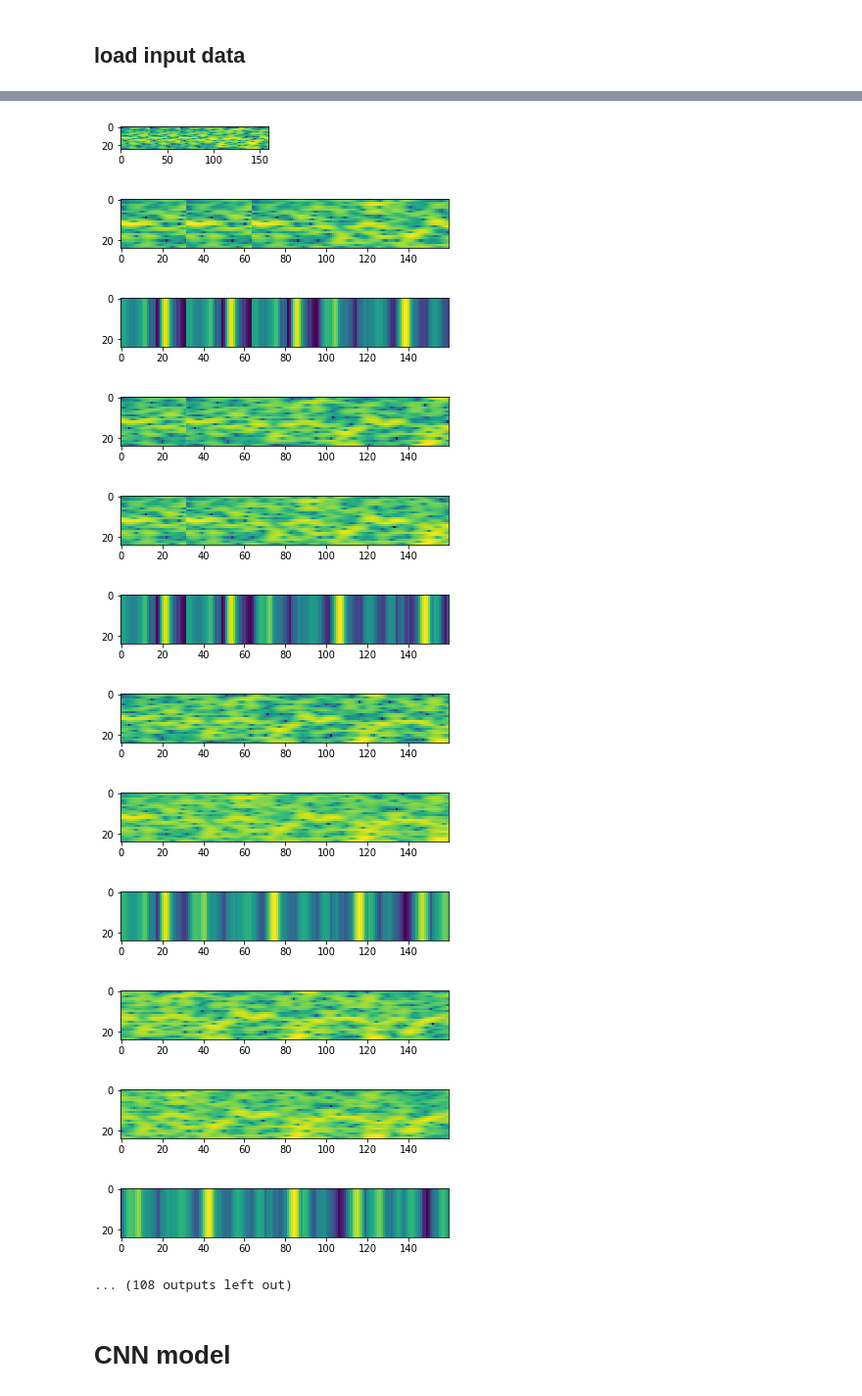
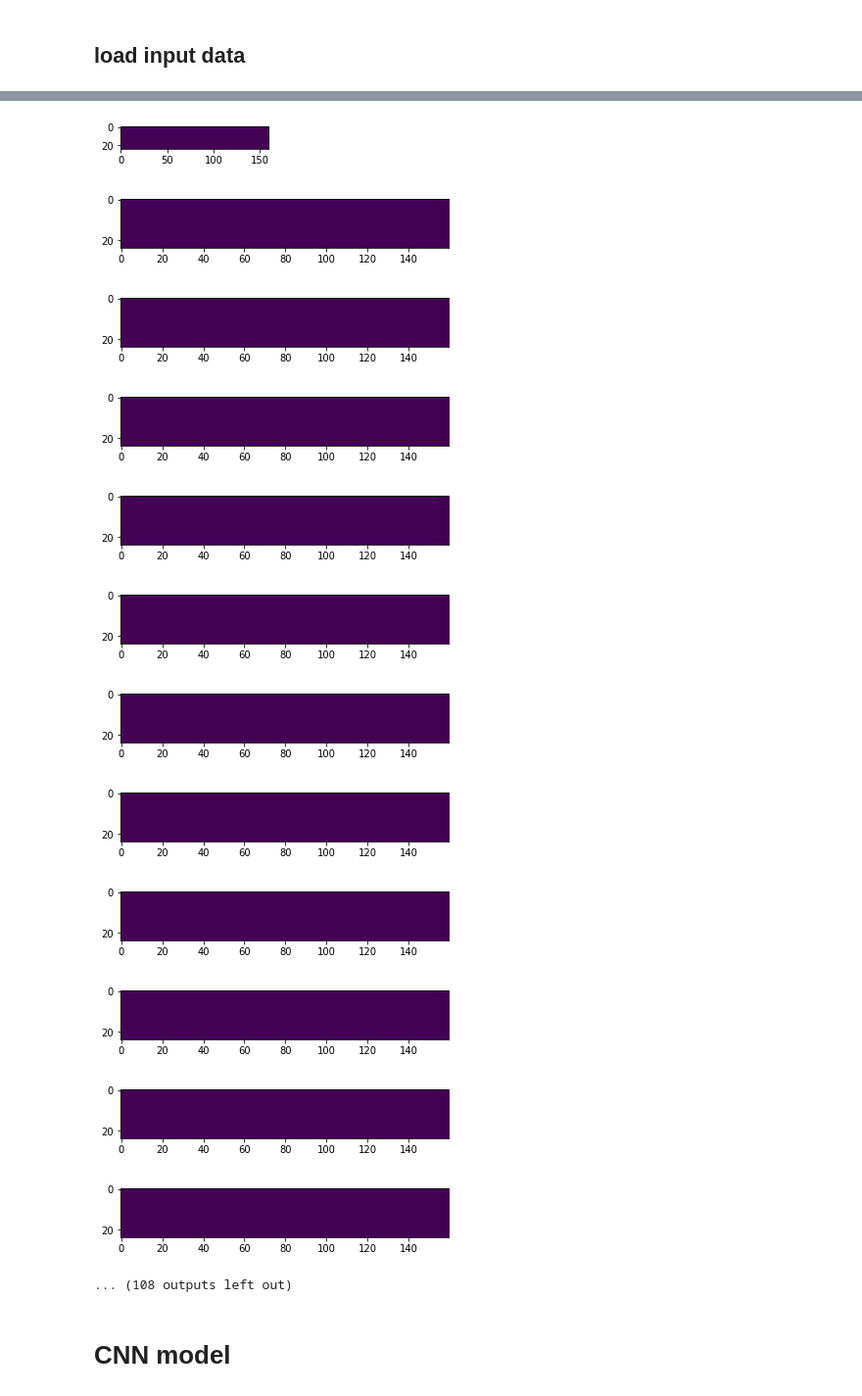
Before and after one commit to devpouya/AML, a Jupyter notebook: task4/task4.ipynb, the cells around one changed output, grey strips where cells are left out. Shown at 98% size. Drawn from its saved outputs; the diff is of its cells as text; code cells hidden in the pictures.

```diff
--- a/task4/task4.ipynb
+++ b/task4/task4.ipynb
@@ -512 +519,3 @@ training_data_0 = make_training_data_for_subject(subject=0,training_or_test='tra
+# %%
+test_data_1 = np.zeros((21600,24,160,3))
 # %%
@@ -517,32 +530,32 @@ training_data_1 = make_training_data_for_subject(subject=1,training_or_test='tra
 # %%
 import numpy as np
 import matplotlib.pyplot as plt
 
 w=10
 h=10
 fig=plt.figure(figsize=(50, 20))
 columns = 1
 rows = 40
 for j in range(rows):
     for i in range(0, 3):
         #img = training_data_0[i,0,:,32:160]-training_data_0[i+1,0,:,0:128]
-        img = training_data_0[j,i]
+        img = test_data_1[j,:,:,i]
         fig.add_subplot(rows, columns, i+1)
         plt.imshow(img)
         plt.show()
 # %% [output]
-[figure, old version]
+[figure, new version]
-[figure, old version]
+[figure, new version]
-[figure, old version]
+[figure, new version]
-[figure, old version]
+[figure, new version]
-[figure, old version]
+[figure, new version]
-[figure, old version]
+[figure, new version]
-[figure, old version]
+[figure, new version]
-[figure, old version]
+[figure, new version]
-[figure, old version]
+[figure, new version]
-[figure, old version]
+[figure, new version]
-[figure, old version]
+[figure, new version]
-[figure, old version]
+[figure, new version]
 ... (108 outputs left out)
 # %% [markdown]
 # CNN model
```
Also changed, not shown: parts of 24 cells of this notebook.
